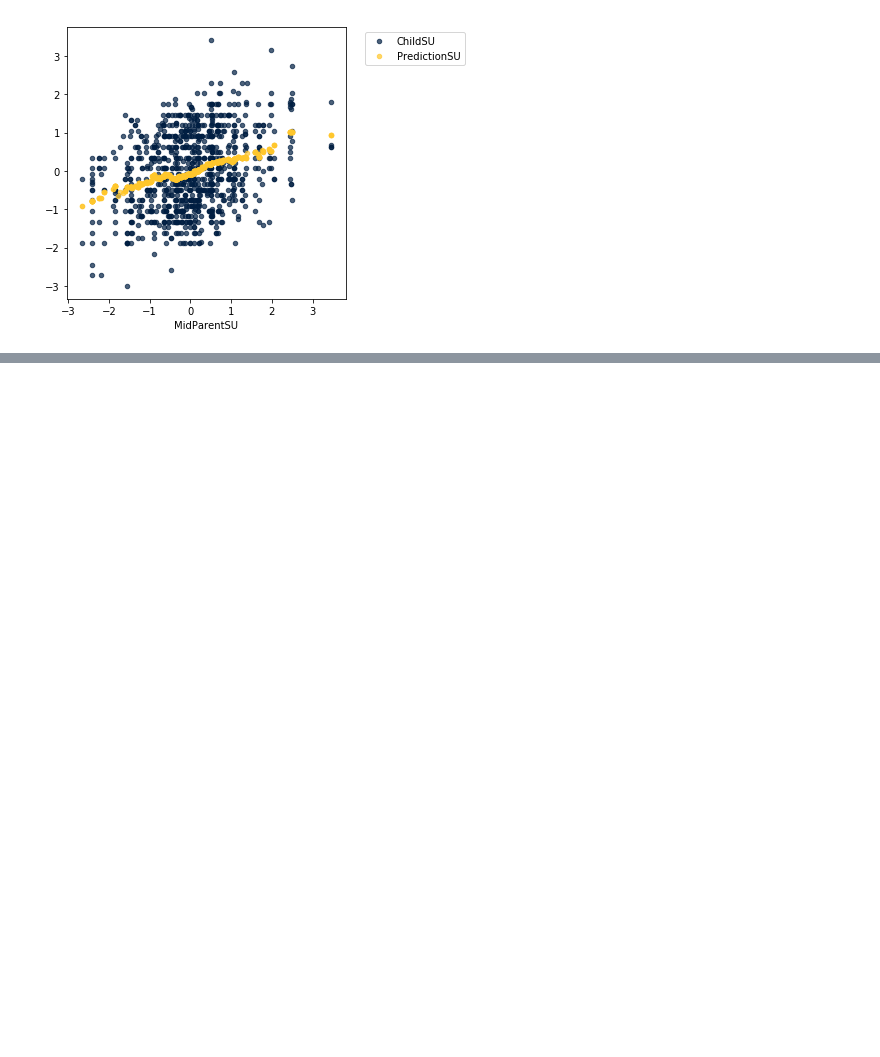
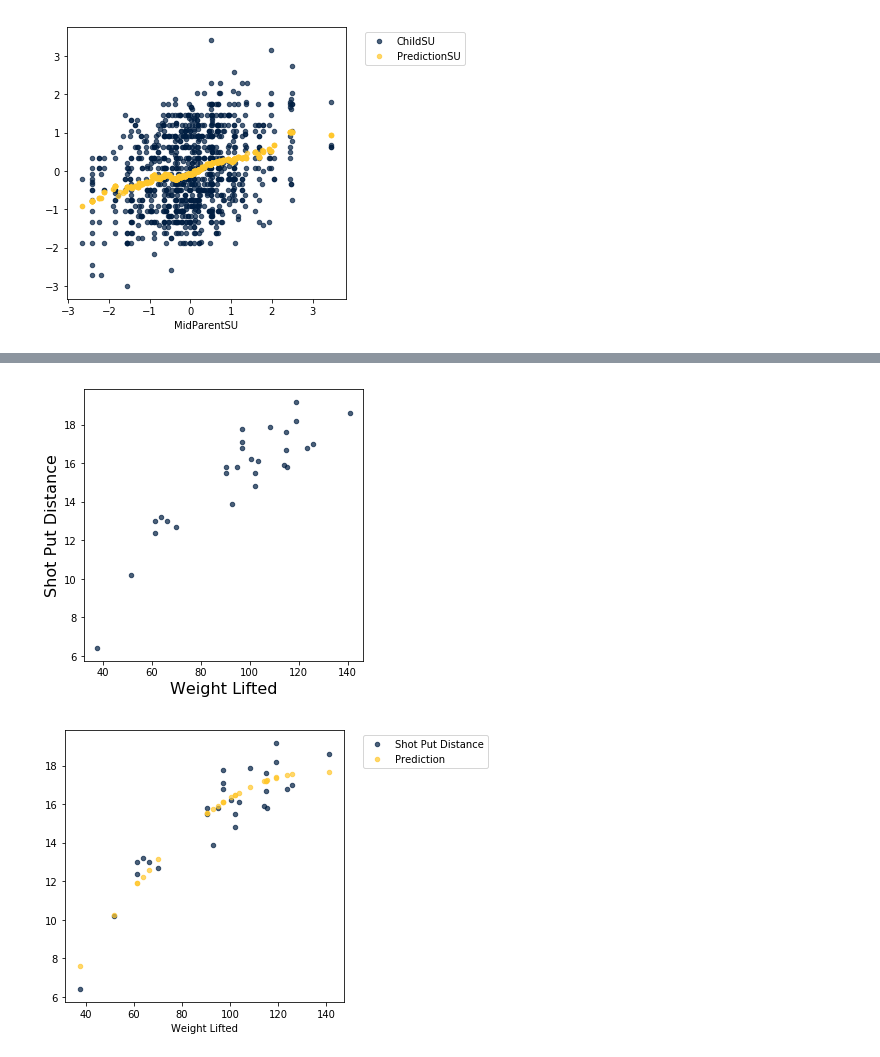
Before and after one commit to luxiaotong/DATA8, a Jupyter notebook: lec15.ipynb, the cells around one changed output, grey strips where cells are left out. Saved outputs shown, nothing was run; the diff lists cells and outputs as text; code cells hidden in the pictures; blank space fills up the shorter version.

```diff
--- a/lec15.ipynb
+++ b/lec15.ipynb
@@ -87,0 +203,21 @@ sn_prefix_table.group('sn_prefix')
+# %%
+# 15.4 Least Squares Regression
+
+shotput = Table().read_table('shotput.csv')
+shotput.scatter('Weight Lifted')
+
+def shotput_quadratic_mse(a, b, c):
+    x = shotput.column('Weight Lifted')
+    y = shotput.column('Shot Put Distance')
+    y_pred = a*(x**2) + b*x + c
+    mse = np.mean((y - y_pred) ** 2)
+    return mse
+
+a, b, c = minimize(shotput_quadratic_mse)
+shotput = shotput.with_column(
+    'Prediction', a*(shotput.column('Weight Lifted') ** 2) + b*shotput.column('Weight Lifted') + c
+)
+shotput.scatter('Weight Lifted')
+# %% [output]
+[figure, added]
+[figure, added]
```
Also changed, not shown: parts of 4 cells of this notebook, 2 other files.
